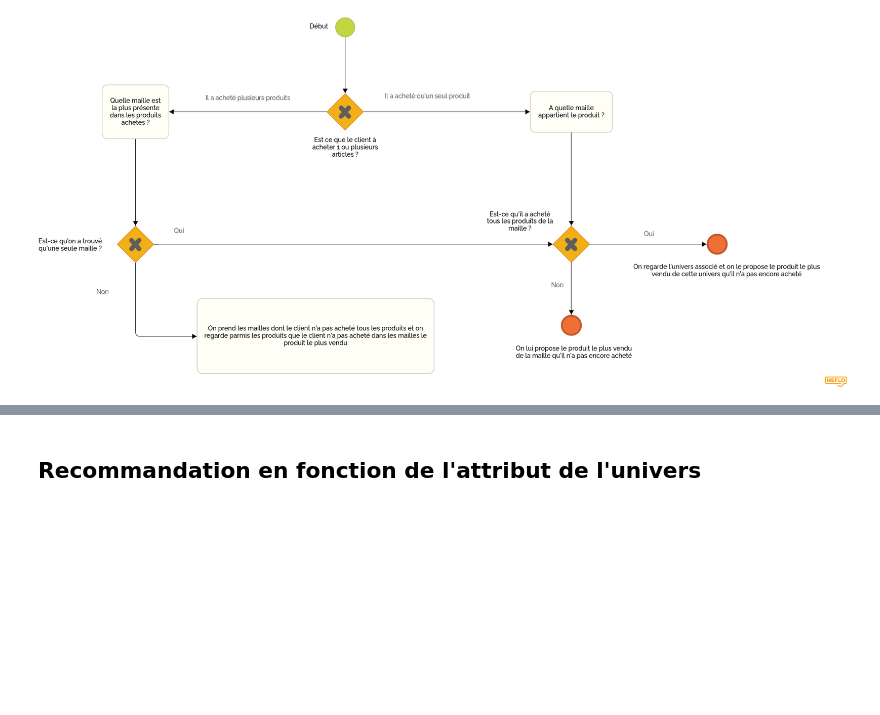
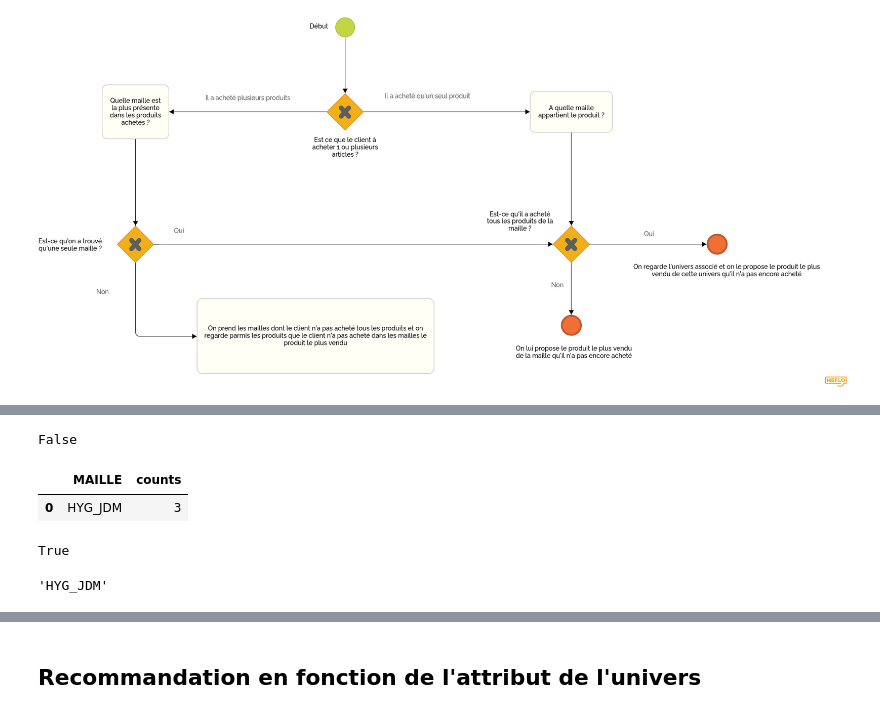
Before and after one commit to Estiennejeremy/T-DAT-901, a Jupyter notebook: recommander.ipynb, the cells around one changed output, grey strips where cells are left out. Drawn from its saved outputs; the diff is of its cells as text; code cells hidden in the pictures; blank space fills up the shorter version.

```diff
--- a/recommander.ipynb
+++ b/recommander.ipynb
@@ -310,3 +309,10 @@ from IPython.display import Image
 Image(filename='Recommandation produit maille Diagramme.png')
 # %% [output]
 [figure]
+# %%
+## On récupère les informations du client
+def get_customer_dataset(client_id):
+       return df.loc[df["CLI_ID"] == client_id]
+
+customer_dataset = get_customer_dataset(1490281)
+customer_dataset
@@ -312,0 +326,35 @@ Image(filename='Recommandation produit maille Diagramme.png')
+# %%
+# Est-ce que c'est ca première commande ?
+def is_customer_first_order(customer_dataset):
+       return customer_dataset.shape[0] == 1
+
+is_first_order = is_customer_first_order(customer_dataset)
+is_first_order
+# %% [output]
+False
+# %%
+# Quelle sont les mailles la plus présentes parmi ses commandes ?
+def get_maille_max_dataset(customer_dataset):
+    mailles_count = df_client.groupby("MAILLE")["TICKET_ID"].size().reset_index(name='counts')
+    return mailles_count[mailles_count["counts"] == mailles_count["counts"].max()]
+
+maille_max_dataset = get_mailles_max(customer_dataset)
+maille_max_dataset
+# %% [output]
+|  | MAILLE | counts |
+| 0 | HYG_JDM | 3 |
+# %%
+# Est-ce qu'il y a qu'un seul maille ?
+def is_single_max_maille(maille_max_dataset):
+    return True if len(maille_max_dataset) == 1 else False
+print(is_single_max_maille(maille_max_dataset))
+# %% [output]
+True
+# %%
+# On récupère le nom de la maille la plus présente
+def get_maille_max(maille_max_dataset):
+    return maille_max_dataset["MAILLE"][0]
+maille_max = get_maille_max(maille_max_dataset)
+maille_max
+# %% [output]
+'HYG_JDM'
```
Also changed, not shown: parts of 7 cells of this notebook.
